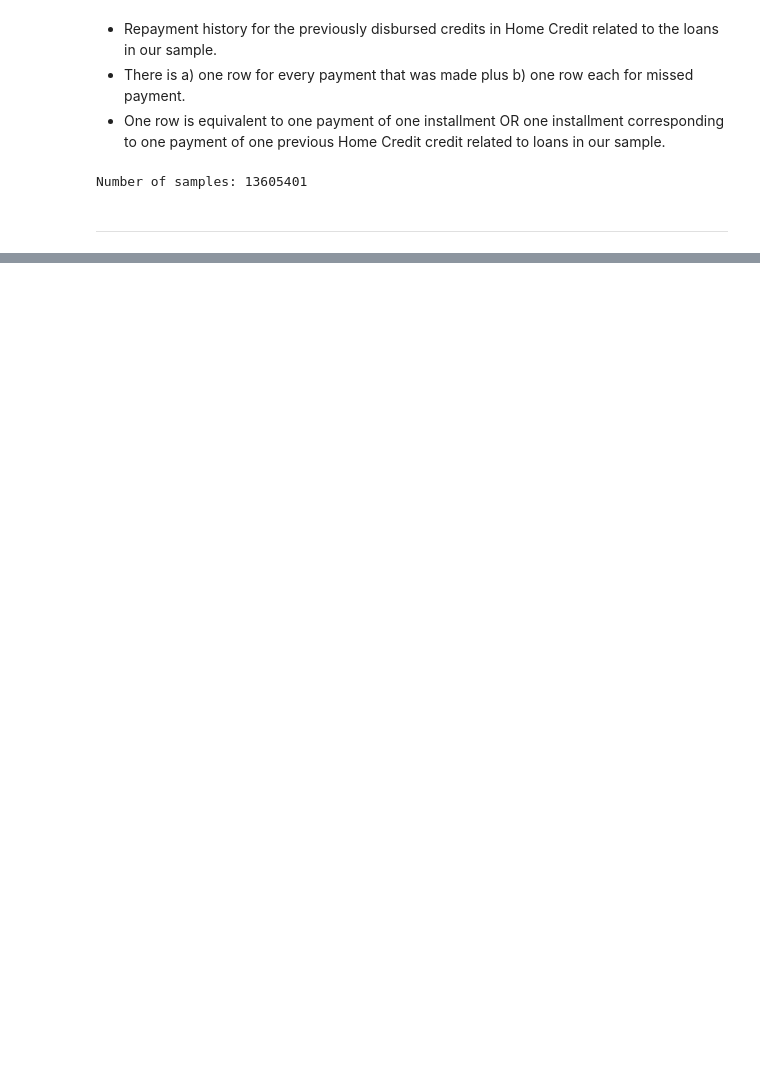
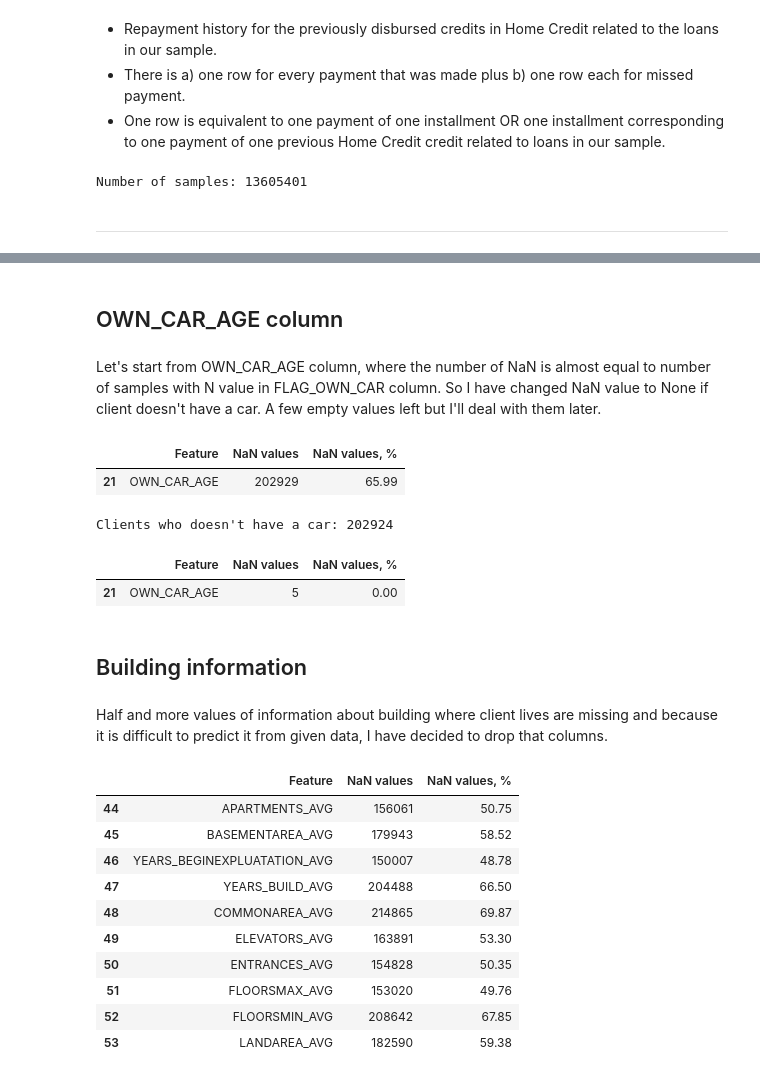
Before and after one commit to Gedas-LT/kaggle-home-credit, a Jupyter notebook: notebook.ipynb, the cells around one changed output, grey strips where cells are left out. Drawn from its saved outputs; the diff is of its cells as text; code cells hidden in the pictures; blank space fills up the shorter version.

```diff
--- a/notebook.ipynb
+++ b/notebook.ipynb
@@ -207,0 +184,13 @@ application_train[application_train["FLAG_OWN_CAR"] == "N"]
+# %% [markdown]
+## OWN_CAR_AGE column
+# %% [markdown]
+Let's start from OWN_CAR_AGE column, where the number of NaN is almost equal to number of samples with N value in FLAG_OWN_CAR column. So I have changed NaN value to None if client doesn't have a car. A few empty values left but I'll deal with them later.
+# %%
+nan_values[nan_values["Feature"] == "OWN_CAR_AGE"]
+# %% [output]
+|  | Feature | NaN values | NaN values, % |
+| 21 | OWN_CAR_AGE | 202929 | 65.99 |
+# %%
+print("Clients who doesn't have a car:", len(application_train[application_train["FLAG_OWN_CAR"] == "N"]))
+# %% [output]
+Clients who doesn't have a car: 202924
@@ -207,0 +200,29 @@ application_train[application_train["FLAG_OWN_CAR"] == "N"]
+# %%
+nan_values = application_train.isna().sum().reset_index().rename(columns={"index": "Feature", 0: "NaN values"})
+nan_values["NaN values, %"] = nan_values["NaN values"] / len(application_train) * 100
+
+nan_values[nan_values["Feature"] == "OWN_CAR_AGE"]
+# %% [output]
+|  | Feature | NaN values | NaN values, % |
+| 21 | OWN_CAR_AGE | 5 | 0.00 |
+# %% [markdown]
+## Building information
+# %% [markdown]
+Half and more values of information about building where client lives are missing and because it is difficult to predict it from given data, I have decided to drop that columns.
+# %%
+columns_description = pd.read_csv("data/columns_description.csv")
+building_info = columns_description[44:91]["Row"].to_list()
+
+nan_values[nan_values["Feature"].isin(building_info)].head(10)
+# %% [output]
+|  | Feature | NaN values | NaN values, % |
+| 44 | APARTMENTS_AVG | 156061 | 50.75 |
+| 45 | BASEMENTAREA_AVG | 179943 | 58.52 |
+| 46 | YEARS_BEGINEXPLUATATION_AVG | 150007 | 48.78 |
+| 47 | YEARS_BUILD_AVG | 204488 | 66.50 |
+| 48 | COMMONAREA_AVG | 214865 | 69.87 |
+| 49 | ELEVATORS_AVG | 163891 | 53.30 |
+| 50 | ENTRANCES_AVG | 154828 | 50.35 |
+| 51 | FLOORSMAX_AVG | 153020 | 49.76 |
+| 52 | FLOORSMIN_AVG | 208642 | 67.85 |
+| 53 | LANDAREA_AVG | 182590 | 59.38 |
```
Also changed, not shown: parts of 14 cells of this notebook.
